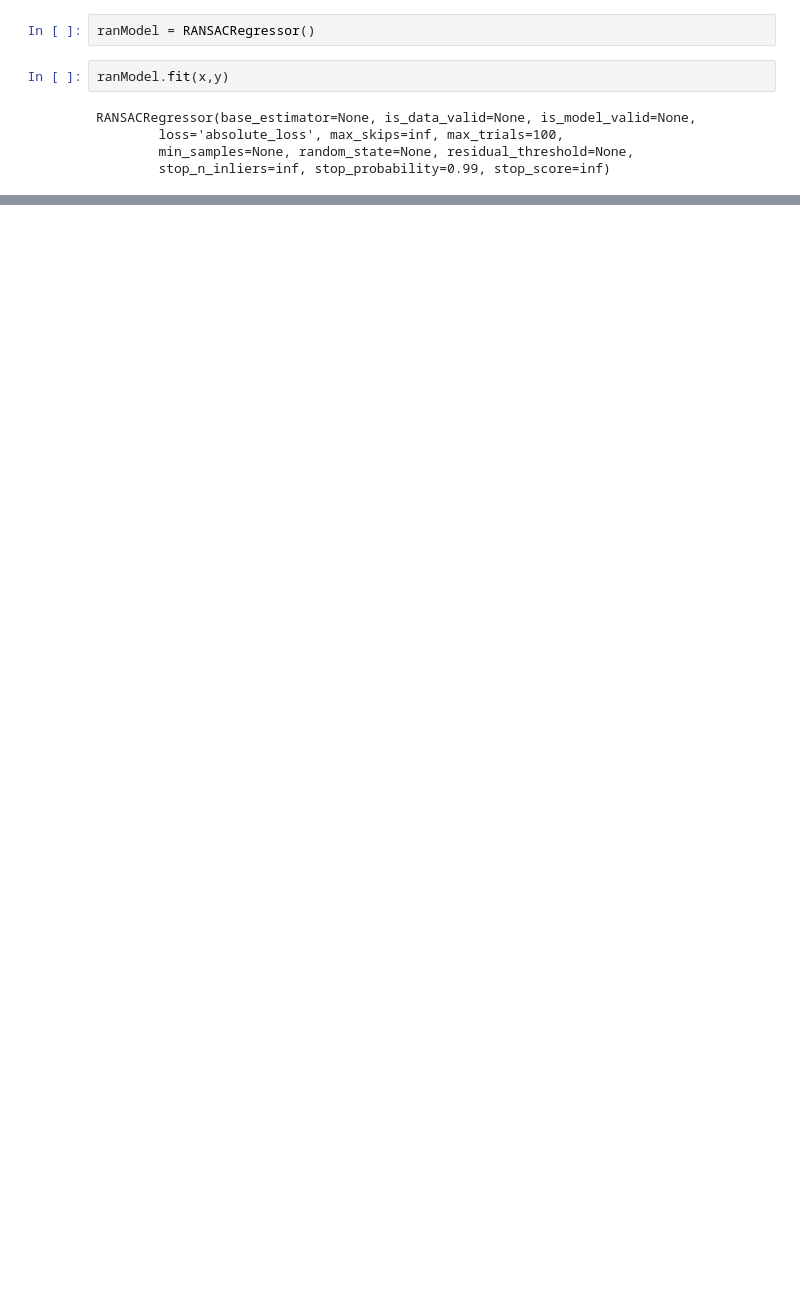
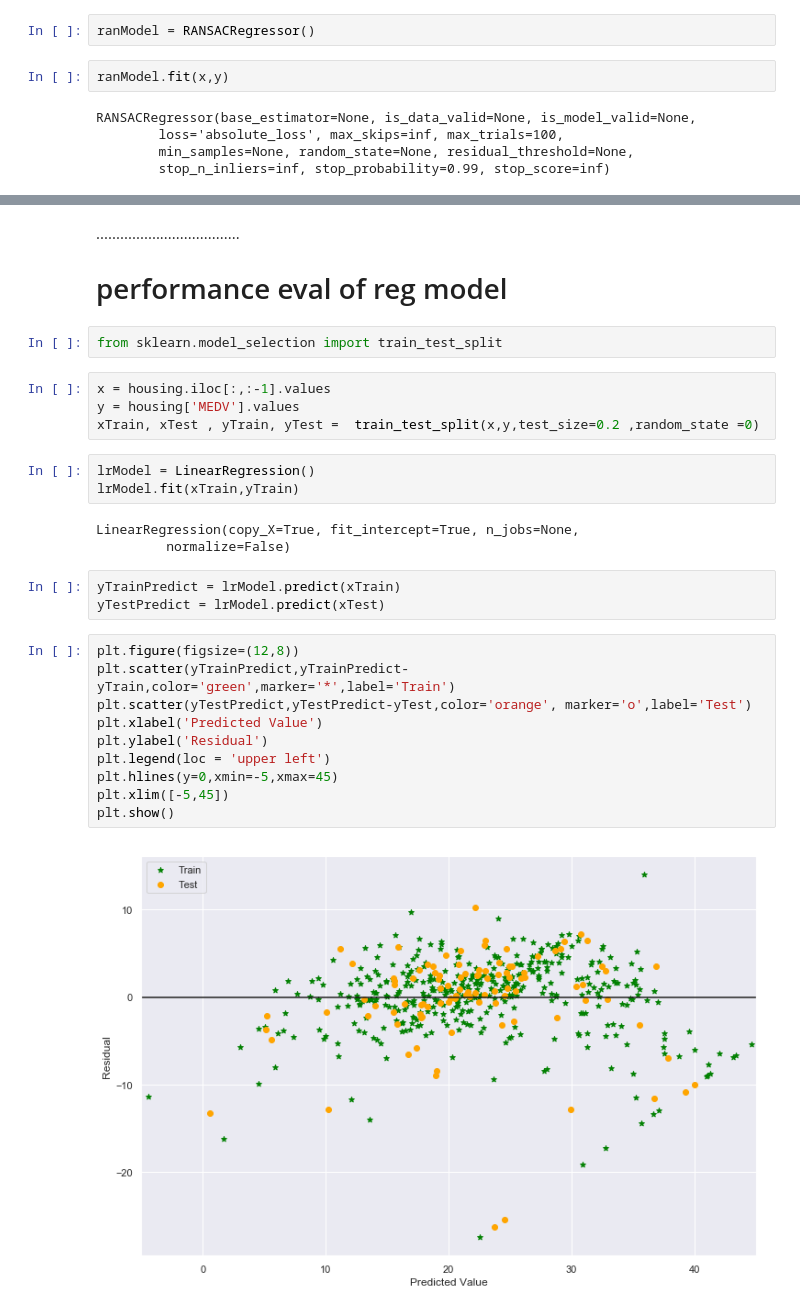
Before and after one commit to 60d-RA-3Eh/helloML, a Jupyter notebook: 03 Regression.ipynb, the cells around one changed output, grey strips where cells are left out. Drawn from its saved outputs; the diff is of its cells as text; blank space fills up the shorter version.

```diff
--- a/03 Regression.ipynb
+++ b/03 Regression.ipynb
@@ -54,0 +77,30 @@ outMask = np.logical_not(inMask)
+# %% [markdown]
+....................................
+# performance eval of reg model
+# %%
+from sklearn.model_selection import train_test_split
+# %%
+x = housing.iloc[:,:-1].values
+y = housing['MEDV'].values
+xTrain, xTest , yTrain, yTest =  train_test_split(x,y,test_size=0.2 ,random_state =0)
+# %%
+lrModel = LinearRegression()
+lrModel.fit(xTrain,yTrain)
+# %% [output]
+LinearRegression(copy_X=True, fit_intercept=True, n_jobs=None,
+         normalize=False)
+# %%
+yTrainPredict = lrModel.predict(xTrain)
+yTestPredict = lrModel.predict(xTest)
+# %%
+plt.figure(figsize=(12,8))
+plt.scatter(yTrainPredict,yTrainPredict-yTrain,color='green',marker='*',label='Train')
+plt.scatter(yTestPredict,yTestPredict-yTest,color='orange', marker='o',label='Test')
+plt.xlabel('Predicted Value')
+plt.ylabel('Residual')
+plt.legend(loc = 'upper left')
+plt.hlines(y=0,xmin=-5,xmax=45)
+plt.xlim([-5,45])
+plt.show()
+# %% [output]
+[figure, added]
```
Also changed, not shown: parts of 55 cells of this notebook.
